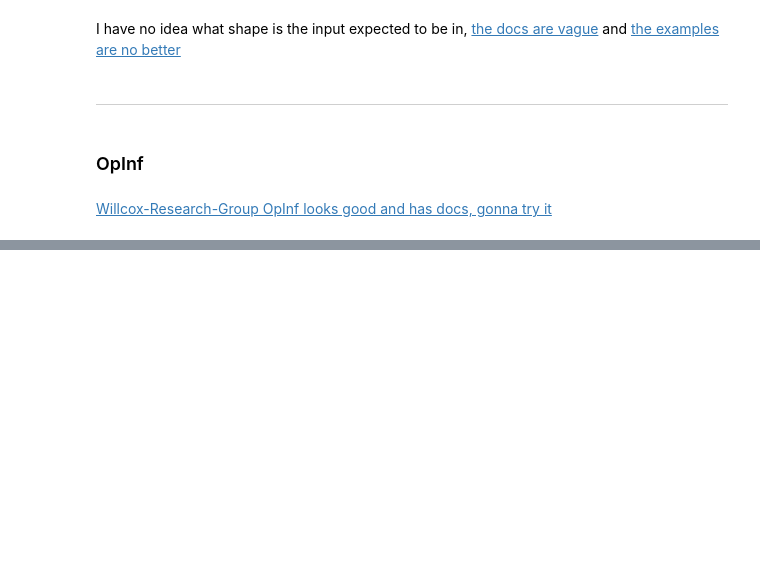
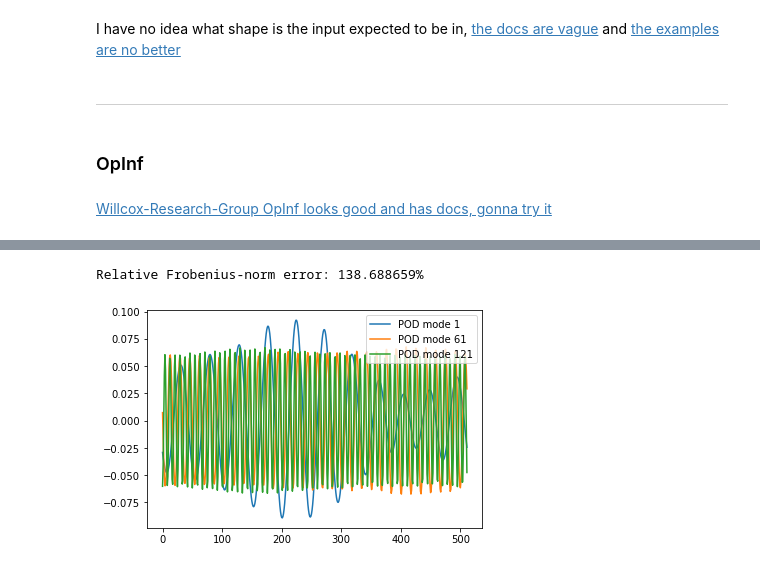
Before and after one commit to LRAbbade/PCS5042, a Jupyter notebook: Problem 3.ipynb, the cells around one changed output, grey strips where cells are left out. Drawn from its saved outputs; the diff is of its cells as text; code cells hidden in the pictures; blank space fills up the shorter version.

```diff
--- a/Problem 3.ipynb
+++ b/Problem 3.ipynb
@@ -332,0 +154,3 @@ Relative Frobenius-norm error: 96.046770%
+# %%
+basis = opinf.pre.PODBasis().fit(Q.to_numpy(), r=90)                # Construct the low-dimensional basis.
+basis
@@ -332,0 +270,17 @@ Relative Frobenius-norm error: 96.046770%
+# %%
+abs_froerr, rel_froerr = opinf.post.frobenius_error(Q, Q_ROM)
+print(f"Relative Frobenius-norm error: {rel_froerr:%}")
+# %% [output]
+Relative Frobenius-norm error: 138.688659%
+# %%
+# Get a new, slightly larger POD basis
+r = 150
+Vr, svdvals = opinf.pre.pod_basis(Q, r, mode="dense")
+# %%
+for j in range(0, Vr.shape[1], 60):
+    plt.plot(x_all, Vr[:, j], label=f'POD mode {j+1}')
+
+plt.legend(loc="upper right")
+plt.show()
+# %% [output]
+[figure, added]
```
Also changed, not shown: parts of 84 cells of this notebook, 4 other files.
